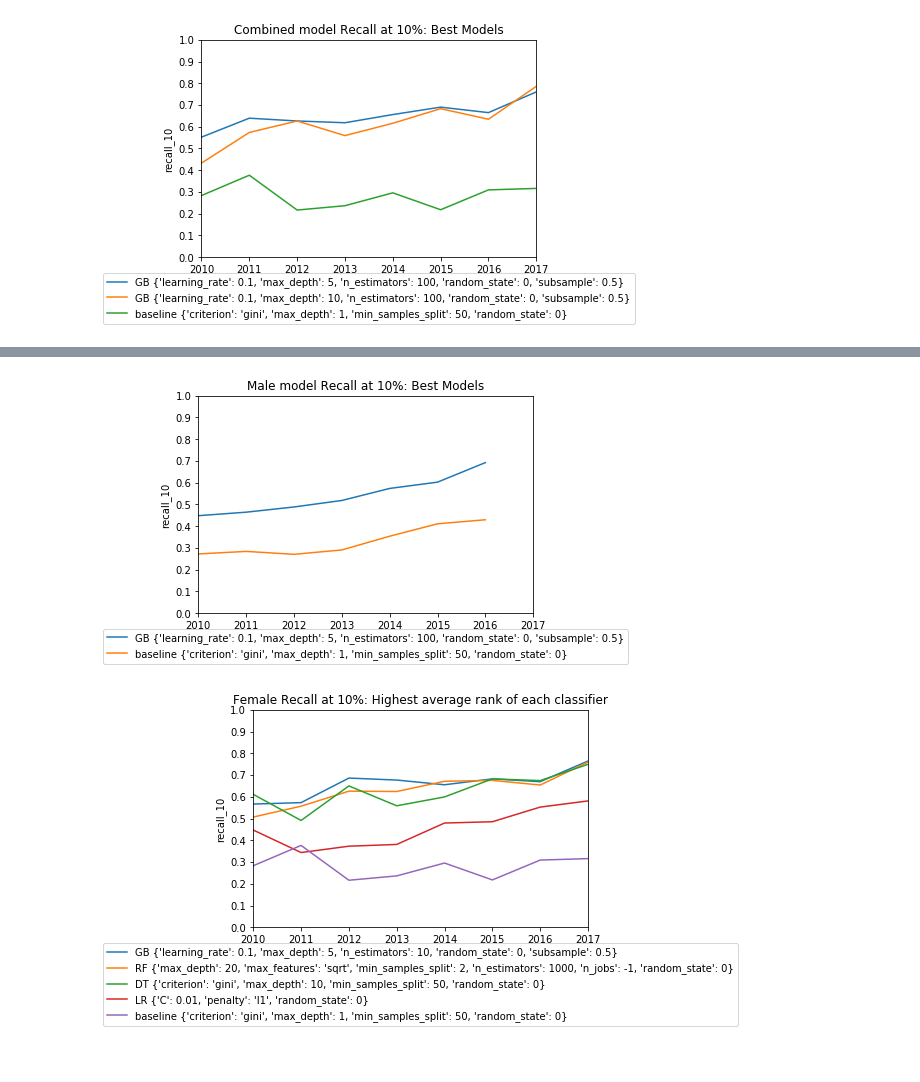
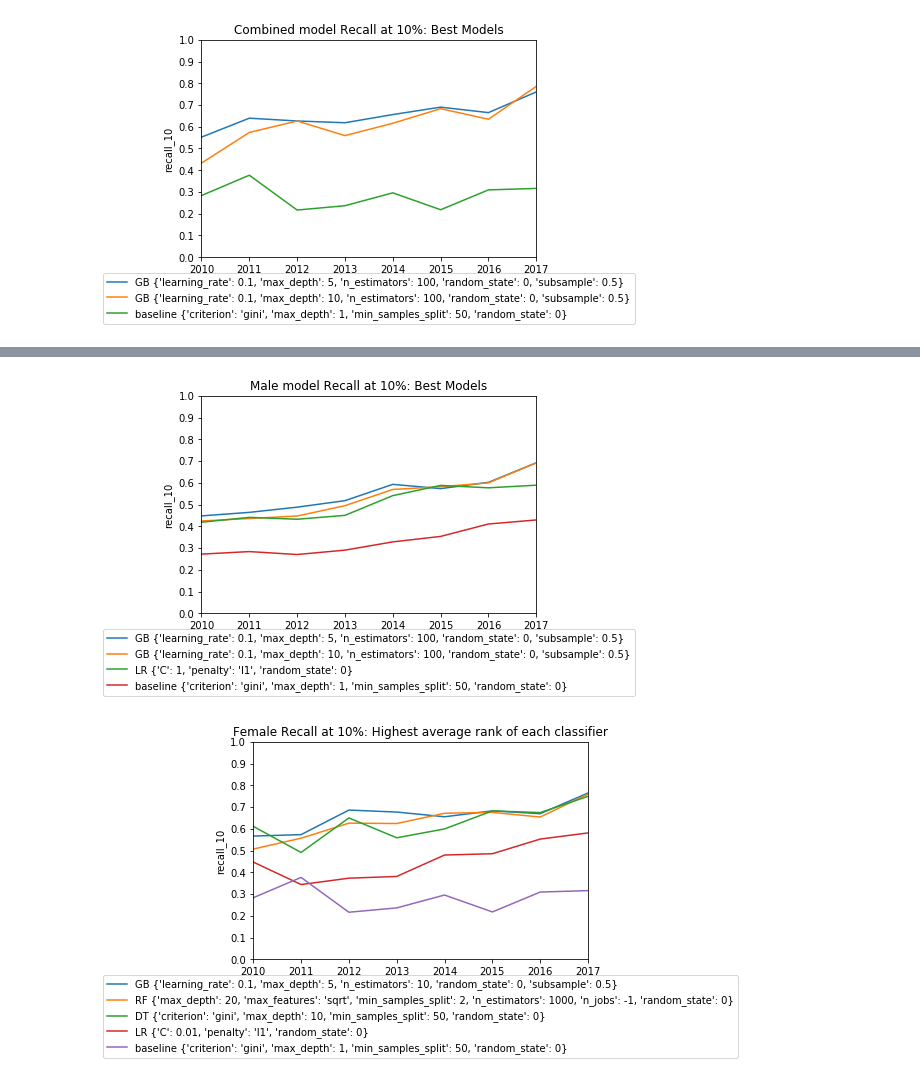
Before and after one commit to laurenjli/ml-nc-recidivism, a Jupyter notebook: source/bestmodels_overall.ipynb, the cells around one changed output, grey strips where cells are left out. Saved outputs shown, nothing was run; the diff lists cells and outputs as text; code cells hidden in the pictures.

```diff
--- a/source/bestmodels_overall.ipynb
+++ b/source/bestmodels_overall.ipynb
@@ -387,14 +399,16 @@ pp.get_metric_graph(female, metric, model_and_para, baseline, time_col, test_yea
 # %%
 # Male
 model_and_para = [('GB', "{'learning_rate': 0.1, 'max_depth': 5, 'n_estimators': 100, 'random_state': 0, 'subsample': 0.5}"),
+                  ('GB', "{'learning_rate': 0.1, 'max_depth': 10, 'n_estimators': 100, 'random_state': 0, 'subsample': 0.5}"),
+                  ('LR', "{'C': 1, 'penalty': 'l1', 'random_state': 0}"),
                   ('baseline', "{'criterion': 'gini', 'max_depth': 1, 'min_samples_split': 50, 'random_state': 0}")
                  ]
 title='Male model Recall at 10%: Best Models'
 filename='male_2010-2017_best'
 
 pp.get_metric_graph(male, metric, model_and_para, baseline, time_col, test_years, title, filename, save=False)
 # %% [output]
-[figure, old version]
+[figure, new version]
 # %%
 # Female
 # Plot of the best model for each classifier
```
Also changed, not shown: parts of 6 cells of this notebook.
